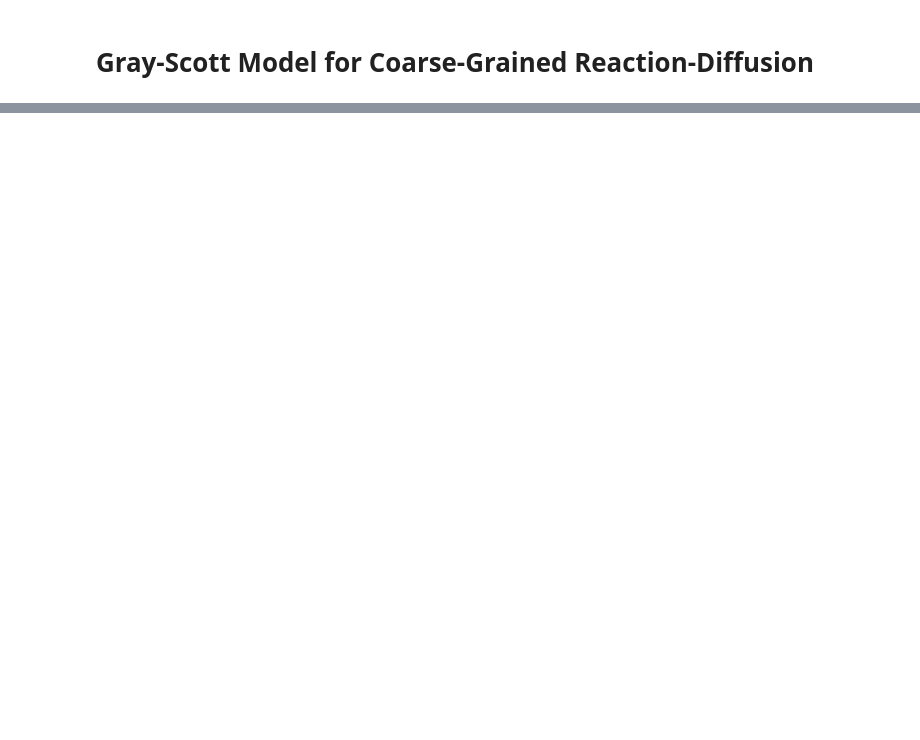
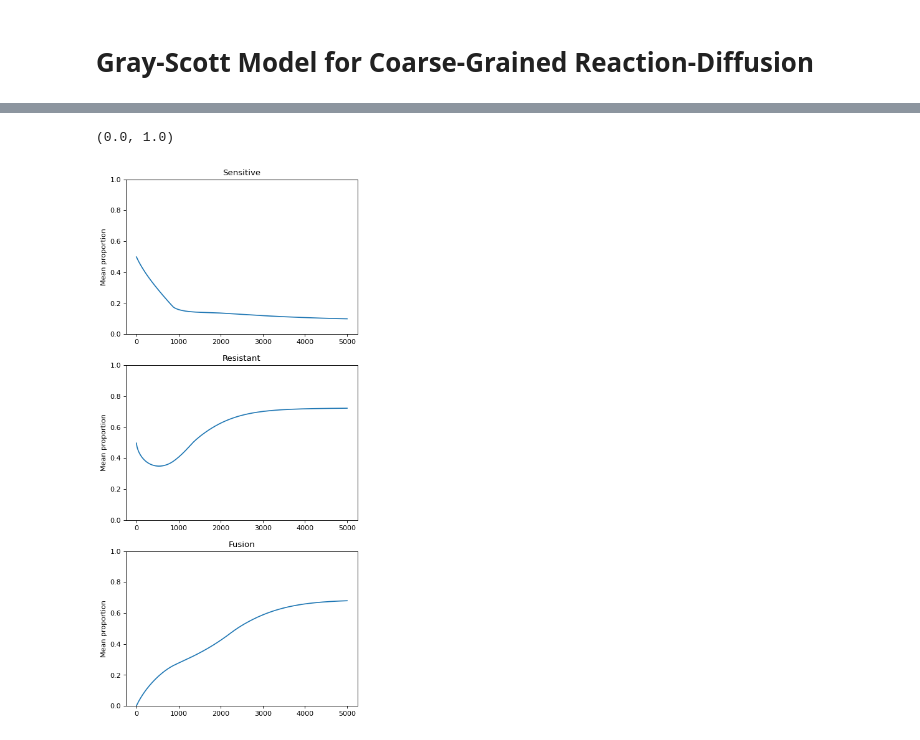
Before and after one commit to rbarkerclarke/fusion_model, a Jupyter notebook: gray-scott/Gray-Scott.ipynb, the cells around one changed output, grey strips where cells are left out. Saved outputs shown, nothing was run; the diff lists cells and outputs as text; code cells hidden in the pictures; blank space fills up the shorter version.

```diff
--- a/gray-scott/Gray-Scott.ipynb
+++ b/gray-scott/Gray-Scott.ipynb
@@ -129,0 +147,24 @@ imageio.mimsave(filename + '.gif', images)
+# %%
+A_means = [mat.mean() for mat in A_hist]
+B_means = [mat.mean() for mat in B_hist]
+F_means = [mat.mean() for mat in F_hist]
+
+plt.figure(num=None, figsize=(6, 14), dpi=80, facecolor='w', edgecolor='k')
+plt.subplot2grid((3,2), (0,0), colspan=2)
+plt.plot(A_means)
+plt.title('Sensitive')
+plt.ylabel('Mean proportion')
+plt.ylim((0, 1))
+plt.subplot2grid((3,2), (1,0), colspan=2)
+plt.plot(B_means)
+plt.title('Resistant')
+plt.ylabel('Mean proportion')
+plt.ylim((0, 1))
+plt.subplot2grid((3,2), (2,0), colspan=2)
+plt.plot(F_means)
+plt.title('Fusion')
+plt.ylabel('Mean proportion')
+plt.ylim((0, 1))
+# %% [output]
+(0.0, 1.0)
+[figure, added]
```
Also changed, not shown: parts of 3 cells of this notebook.
